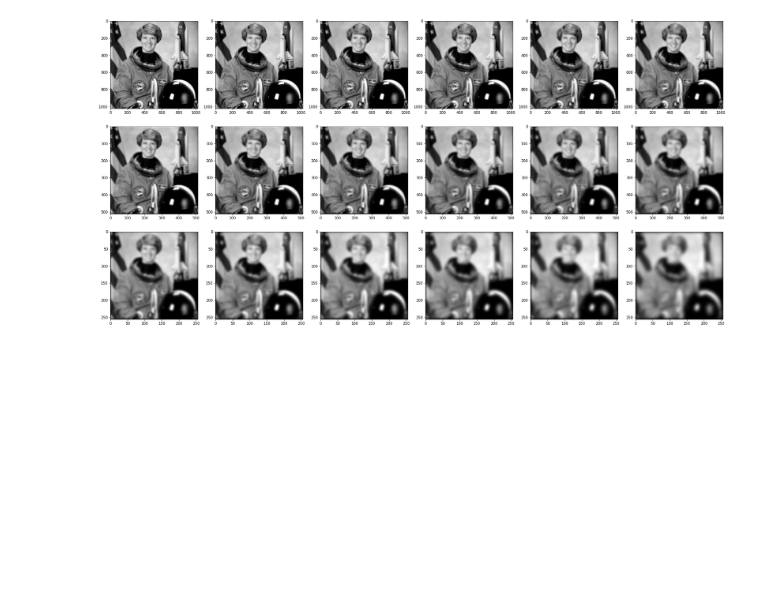
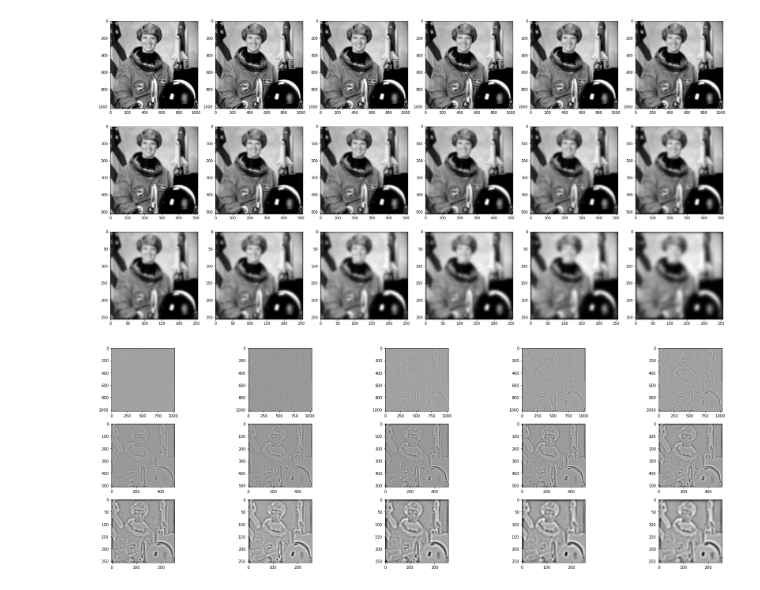
Before and after one commit to stanislav215/computer_vision, a Jupyter notebook: Advanced_CV/lab_1_SIFT.ipynb, the cells around one changed output. Cells and saved outputs as stored; diff of their text form; code cells hidden in the pictures; blank space fills up the shorter version.

```diff
--- a/Advanced_CV/lab_1_SIFT.ipynb
+++ b/Advanced_CV/lab_1_SIFT.ipynb
@@ -35,7 +33,7 @@ $
 \sigma =\sigma _1^{\:2}+\sigma _2^{\:2}
 $
 # %%
-def generateGaussianKernels(sigma, num_intervals):
+def generateSigmas(sigma, num_intervals):
 
     num_images_per_octave = num_intervals + 3
     k = 2 ** (1. / num_intervals)
@@ -71,10 +69,24 @@ def computeNumberOfOctaves(image_shape):
     return int(round(np.log(min(image_shape)) / np.log(2) - 1))
 # %% [markdown]
 ## generateDOGs
+# %%
+def generateDoGImages(gaussian_images):
+    """Generate Difference-of-Gaussians image pyramid
+    """
+    dog_images = []
+
+    for gaussian_images_in_octave in gaussian_images:
+        dog_images_in_octave = []
+        for first_image, second_image in zip(gaussian_images_in_octave, gaussian_images_in_octave[1:]):
+            dog_images_in_octave.append(np.subtract(second_image, first_image))  # ordinary subtraction will not work because the images are unsigned integers
+        dog_images.append(dog_images_in_octave)
+    return np.array(dog_images)
 # %%
 img = color.rgb2gray(data.astronaut())
 astr = generateBaseImage(img,1.6,0.5)
 #numOctaves = computeNumberOfOctaves(astr.shape)
 numOctaves = 3
-sigmas = generateGaussianKernels(1.6,3)
+num_intervals = 3
+sigmas = generateSigmas(1.6,num_intervals)
 GI = generateGaussianImages(astr,sigmas,numOctaves,(9,9))
+DOG = generateDoGImages(GI)
@@ -82,14 +96,22 @@ GI = generateGaussianImages(astr,sigmas,numOctaves,(9,9))
 #Visualizing Gaussian Pyramid
 # %%
 plt.figure(figsize=(30,15))
-dim1 = len(GI)
-#dim1 = 1
-dim2 = len(GI[0])
-im_num = 1
-for i in range(dim1):
-    for j in range(dim2):
-        plt.subplot(dim1,dim2,im_num)
-        plt.imshow(GI[i][j],cmap="gray")
-        im_num+=1
+
+def displayPyramid(GI):
+    dim1 = len(GI)
+    #dim1 = 1
+    dim2 = len(GI[0])
+    im_num = 1
+    for i in range(dim1):
+        for j in range(dim2):
+            plt.subplot(dim1,dim2,im_num)
+            plt.imshow(GI[i][j],cmap="gray")
+            im_num+=1
+displayPyramid(GI)
 # %% [output]
 [figure]
+# %%
+plt.figure(figsize=(30,10))
+displayPyramid(DOG)
+# %% [output]
+[figure, added]
```
Also changed, not shown: parts of 4 cells of this notebook.
